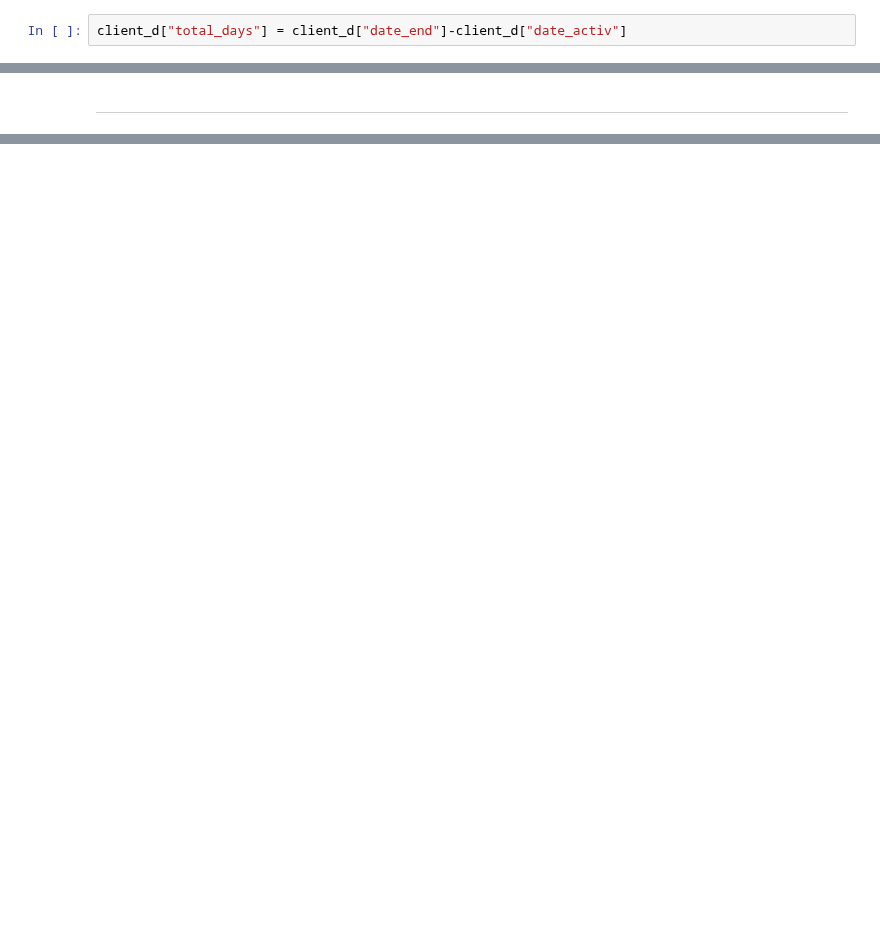
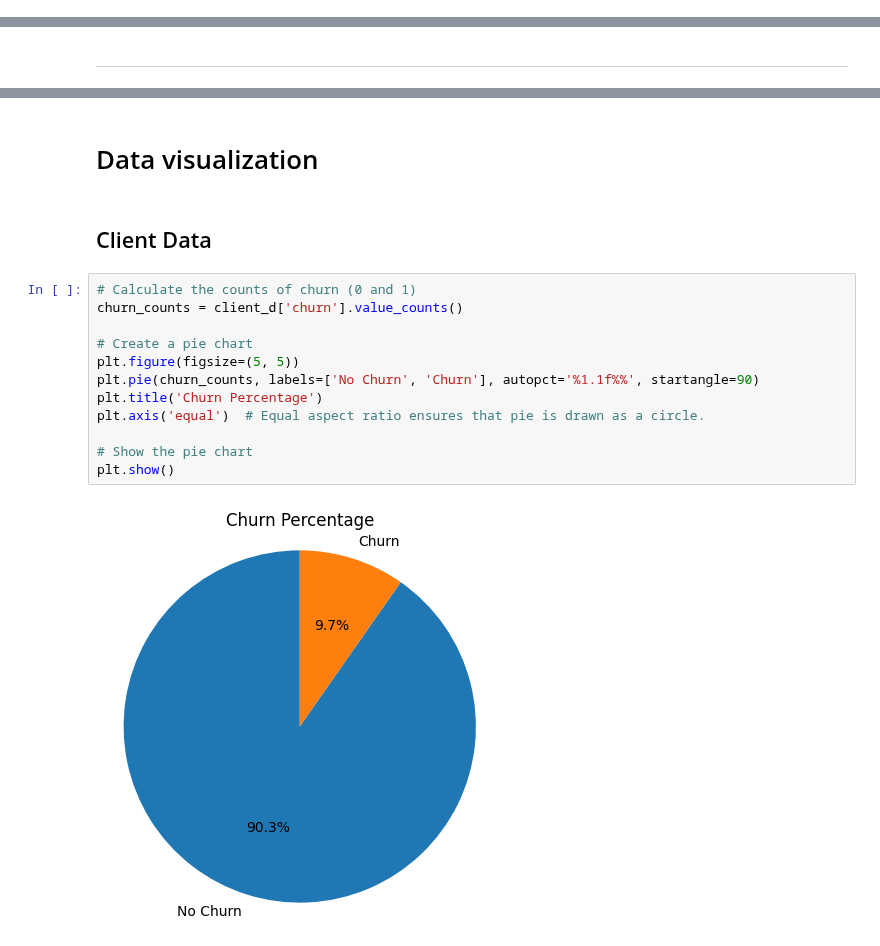
Before and after one commit to pi-mishra/BCG-Data-science-and-analytics-internship, a Jupyter notebook: EDA_BCG_internship.ipynb, the cells around one changed output, grey strips where cells are left out. Cells and saved outputs as stored; diff of their text form; blank space fills up the shorter version.

```diff
--- a/EDA_BCG_internship.ipynb
+++ b/EDA_BCG_internship.ipynb
@@ -213,6 +221,4 @@ num_years_antig = 13
 origin_up = 6
 pow_max = 698
 churn = 2
-# %%
-client_d["total_days"] = client_d["date_end"]-client_d["date_activ"]
 # %%
@@ -280,0 +308,18 @@ memory usage: 11.8+ MB
+# %% [markdown]
+# Data visualization
+# %% [markdown]
+## Client Data
+# %%
+# Calculate the counts of churn (0 and 1)
+churn_counts = client_d['churn'].value_counts()
+
+# Create a pie chart
+plt.figure(figsize=(5, 5))
+plt.pie(churn_counts, labels=['No Churn', 'Churn'], autopct='%1.1f%%', startangle=90)
+plt.title('Churn Percentage')
+plt.axis('equal')  # Equal aspect ratio ensures that pie is drawn as a circle.
+
+# Show the pie chart
+plt.show()
+# %% [output]
+[figure, added]
```
Also changed, not shown: parts of 21 cells of this notebook.
